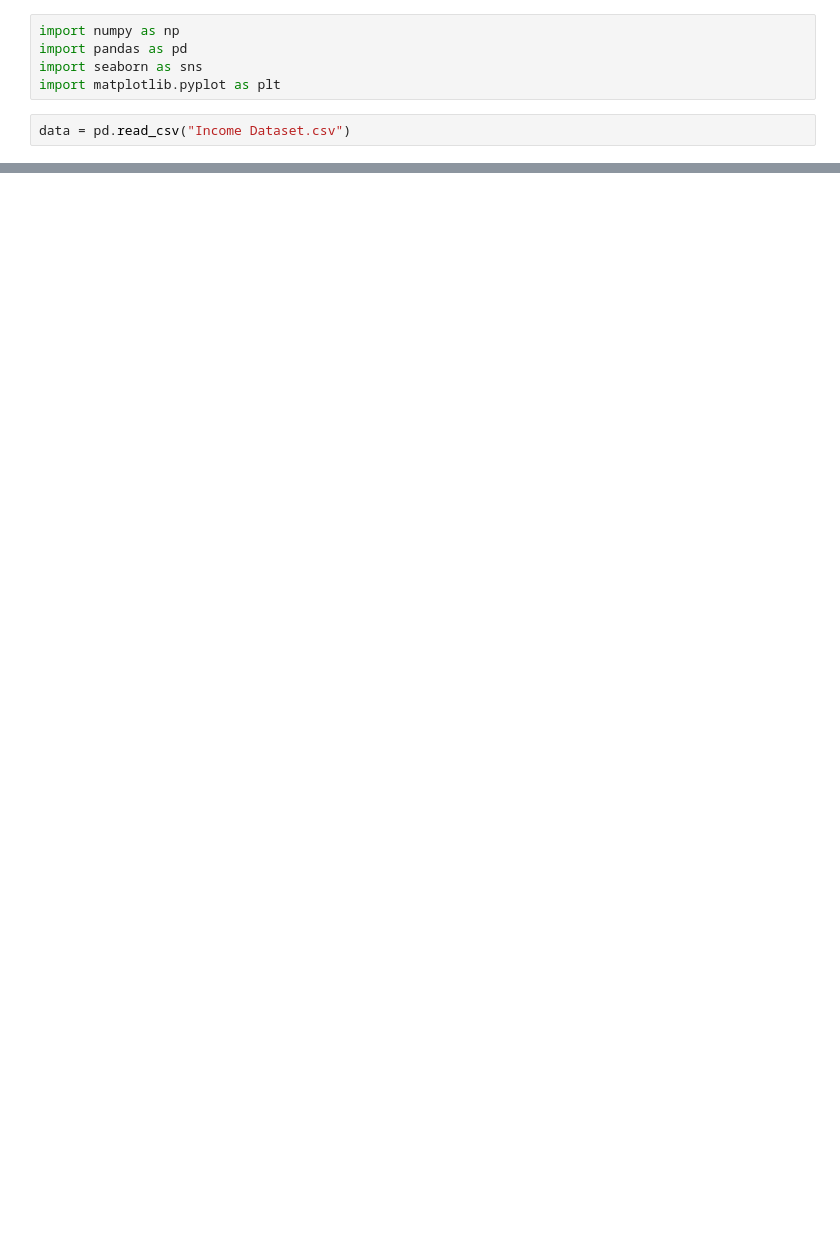
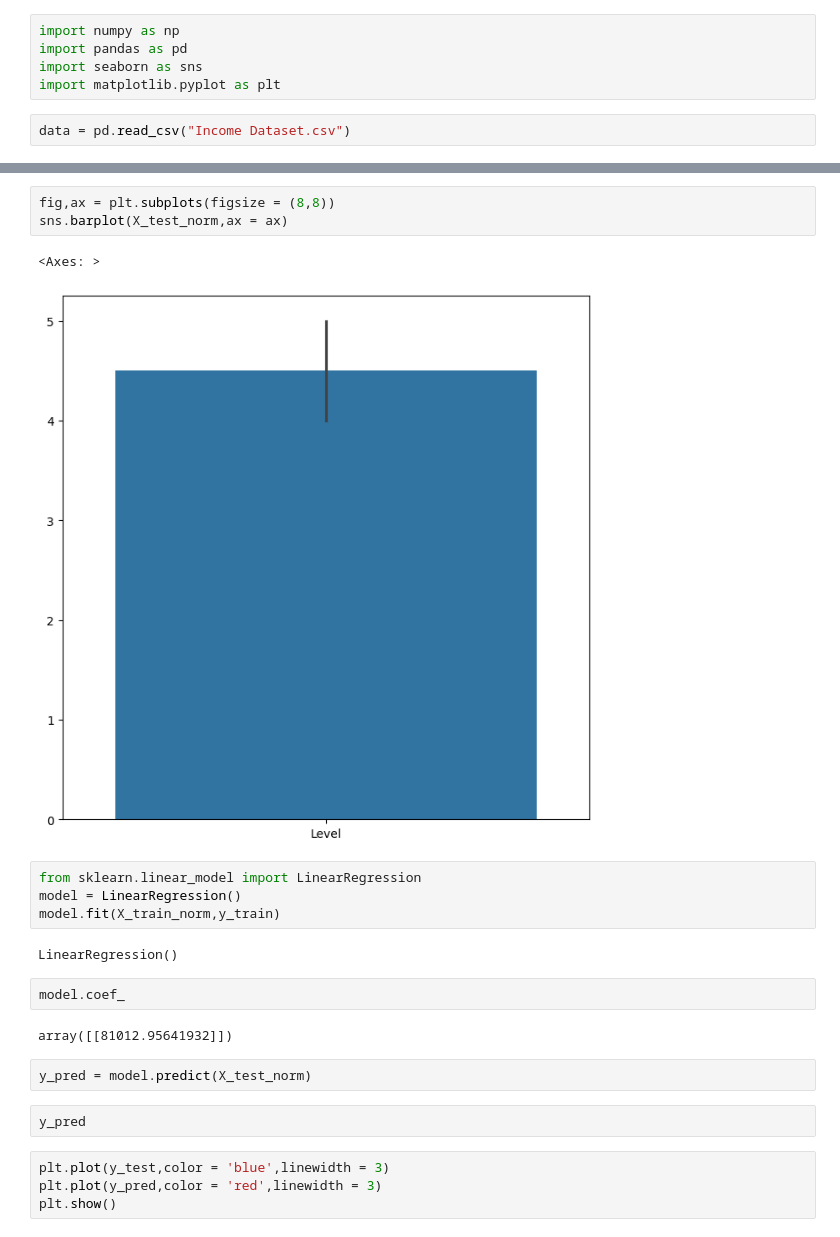
Before and after one commit to Priyabrata111/Predict_Salary, a Jupyter notebook: Predict_Salary.ipynb, the cells around one changed output, grey strips where cells are left out. Drawn from its saved outputs; the diff is of its cells as text; blank space fills up the shorter version.

```diff
--- a/Predict_Salary.ipynb
+++ b/Predict_Salary.ipynb
@@ -135,0 +143,24 @@ array([[-1.2355168 ],
+# %%
+fig,ax = plt.subplots(figsize = (8,8))
+sns.barplot(X_test_norm,ax = ax)
+# %% [output]
+<Axes: >
+[figure, added]
+# %%
+from sklearn.linear_model import LinearRegression
+model = LinearRegression()
+model.fit(X_train_norm,y_train)
+# %% [output]
+LinearRegression()
+# %%
+model.coef_
+# %% [output]
+array([[81012.95641932]])
+# %%
+y_pred = model.predict(X_test_norm)
+# %%
+y_pred
+# %%
+plt.plot(y_test,color = 'blue',linewidth = 3)
+plt.plot(y_pred,color = 'red',linewidth = 3)
+plt.show()
```
Also changed, not shown: parts of 19 cells of this notebook, 1 other file.
